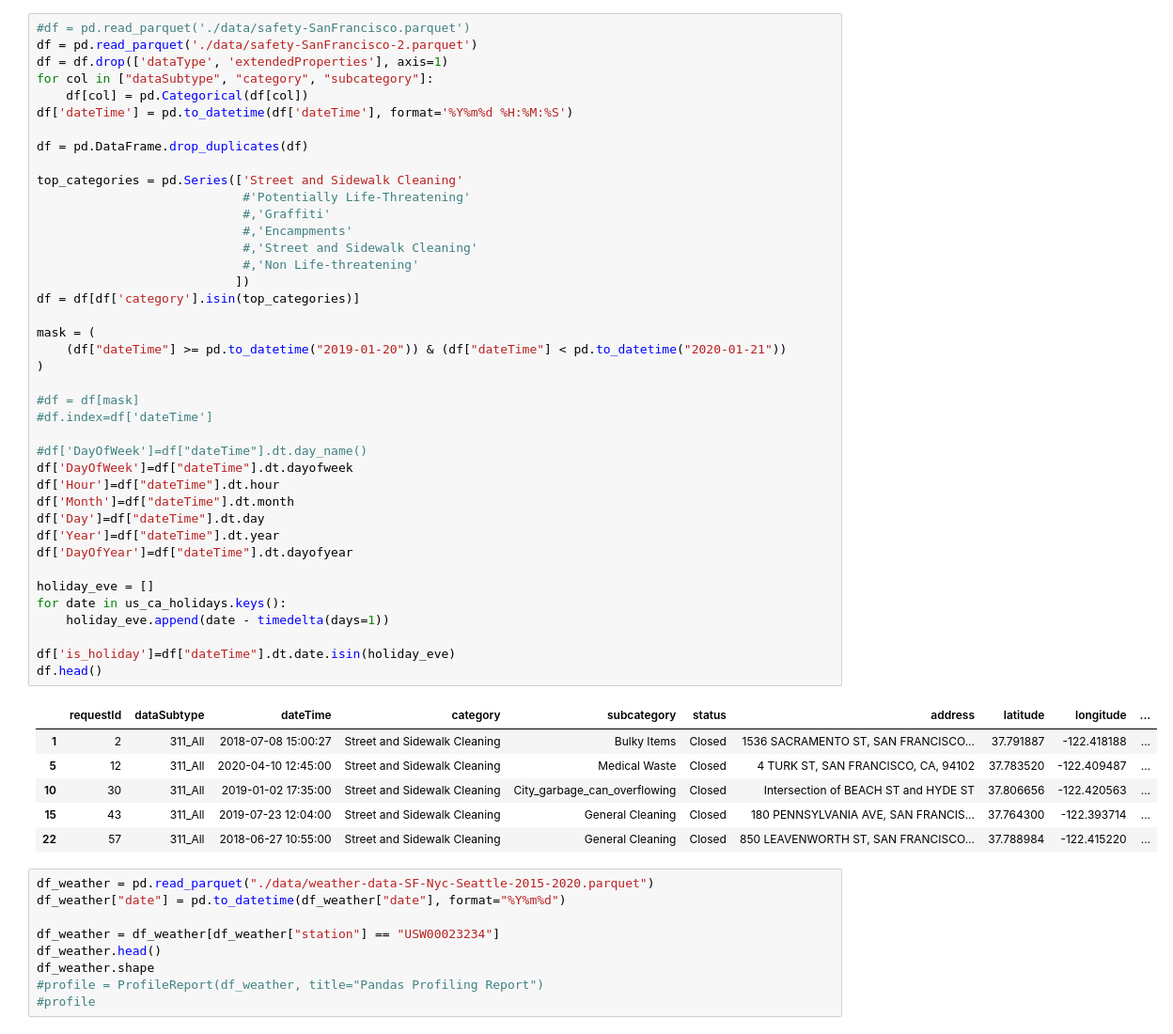
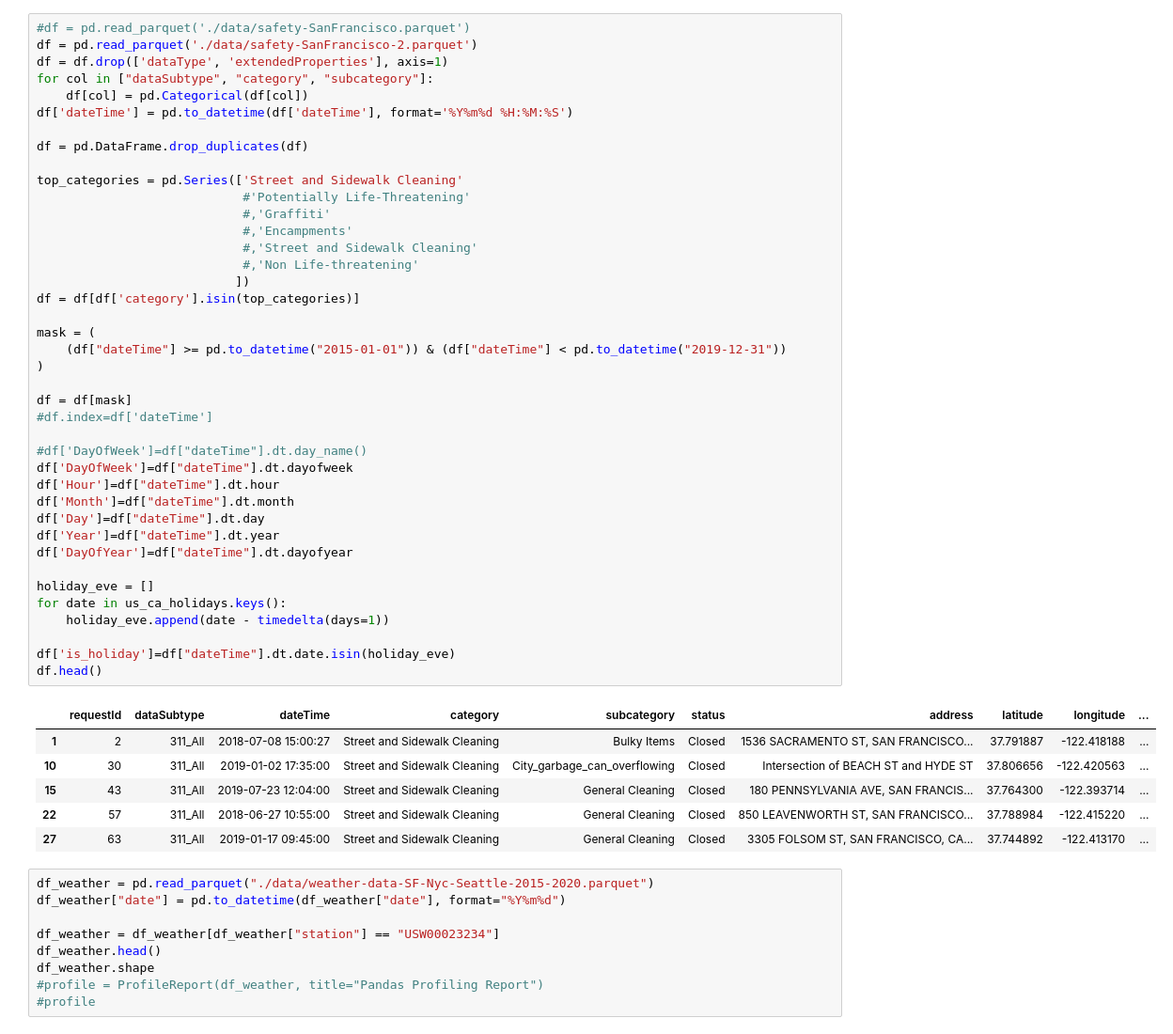
Before and after one commit to beni20/predicting-safety-events-in-us-cities-with-machine-learning, a Jupyter notebook: Milestone-5.ipynb, the cells around one changed output. Shown at 94% size. Cells and saved outputs as stored; diff of their text form.

```diff
--- a/Milestone-5.ipynb
+++ b/Milestone-5.ipynb
@@ -34,39 +35,39 @@ top_categories = pd.Series(['Street and Sidewalk Cleaning'
                             #'Potentially Life-Threatening'
                             #,'Graffiti'
                             #,'Encampments'
                             #,'Street and Sidewalk Cleaning'
                             #,'Non Life-threatening'
                            ])
 df = df[df['category'].isin(top_categories)]
 
 mask = (
-    (df["dateTime"] >= pd.to_datetime("2019-01-20")) & (df["dateTime"] < pd.to_datetime("2020-01-21"))
+    (df["dateTime"] >= pd.to_datetime("2015-01-01")) & (df["dateTime"] < pd.to_datetime("2019-12-31"))
 )
 
-#df = df[mask]
+df = df[mask]
 #df.index=df['dateTime']
 
 #df['DayOfWeek']=df["dateTime"].dt.day_name()
 df['DayOfWeek']=df["dateTime"].dt.dayofweek
 df['Hour']=df["dateTime"].dt.hour
 df['Month']=df["dateTime"].dt.month
 df['Day']=df["dateTime"].dt.day
 df['Year']=df["dateTime"].dt.year
 df['DayOfYear']=df["dateTime"].dt.dayofyear
 
 holiday_eve = []
 for date in us_ca_holidays.keys():
     holiday_eve.append(date - timedelta(days=1))
 
 df['is_holiday']=df["dateTime"].dt.date.isin(holiday_eve)
 df.head()
 # %% [output]
 |  | requestId | dataSubtype | dateTime | category | subcategory | status | address | latitude | longitude | ... |
 | 1 | 2 | 311_All | 2018-07-08 15:00:27 | Street and Sidewalk Cleaning | Bulky Items | Closed | 1536 SACRAMENTO ST, SAN FRANCISCO... | 37.791887 | -122.418188 | ... |
-| 5 | 12 | 311_All | 2020-04-10 12:45:00 | Street and Sidewalk Cleaning | Medical Waste | Closed | 4 TURK ST, SAN FRANCISCO, CA, 94102 | 37.783520 | -122.409487 | ... |
 | 10 | 30 | 311_All | 2019-01-02 17:35:00 | Street and Sidewalk Cleaning | City_garbage_can_overflowing | Closed | Intersection of BEACH ST and HYDE ST | 37.806656 | -122.420563 | ... |
 | 15 | 43 | 311_All | 2019-07-23 12:04:00 | Street and Sidewalk Cleaning | General Cleaning | Closed | 180 PENNSYLVANIA AVE, SAN FRANCIS... | 37.764300 | -122.393714 | ... |
 | 22 | 57 | 311_All | 2018-06-27 10:55:00 | Street and Sidewalk Cleaning | General Cleaning | Closed | 850 LEAVENWORTH ST, SAN FRANCISCO... | 37.788984 | -122.415220 | ... |
+| 27 | 63 | 311_All | 2019-01-17 09:45:00 | Street and Sidewalk Cleaning | General Cleaning | Closed | 3305 FOLSOM ST, SAN FRANCISCO, CA... | 37.744892 | -122.413170 | ... |
 # %%
 df_weather = pd.read_parquet("./data/weather-data-SF-Nyc-Seattle-2015-2020.parquet")
 df_weather["date"] = pd.to_datetime(df_weather["date"], format="%Y%m%d")
```
Also changed, not shown: parts of 17 cells of this notebook.
